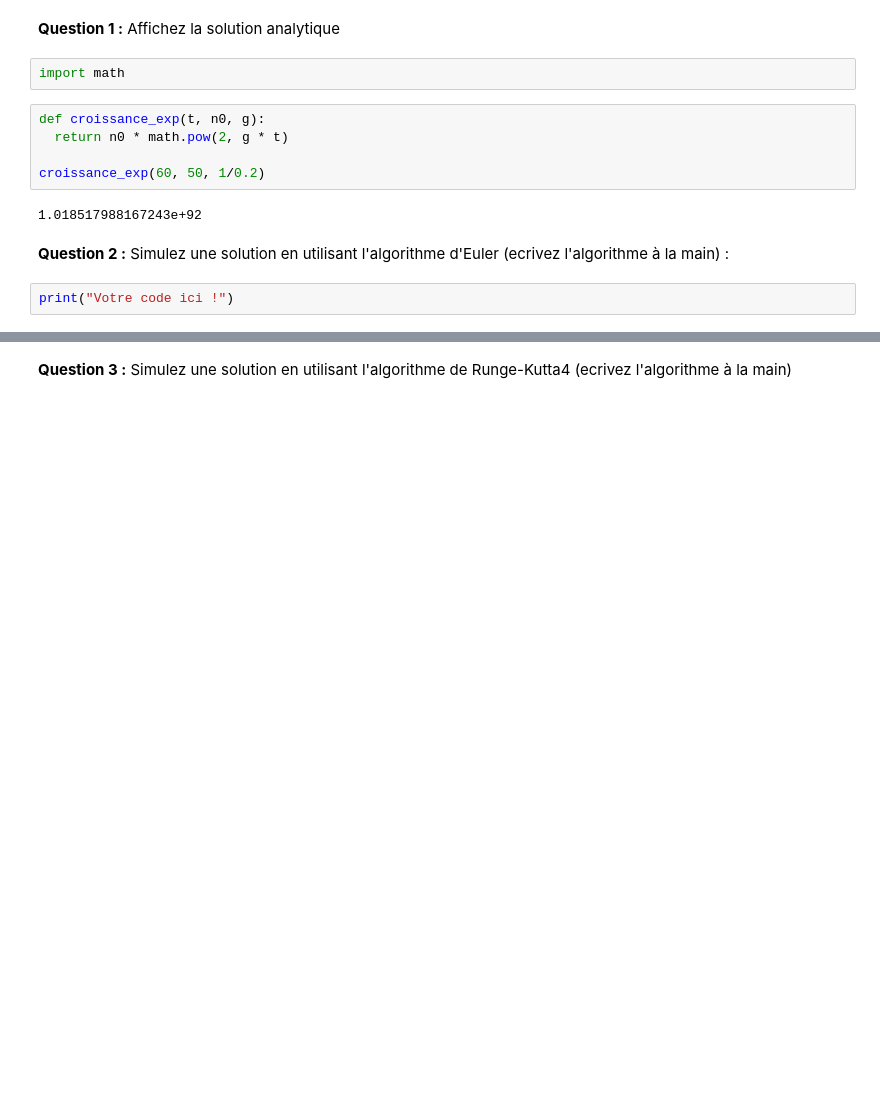
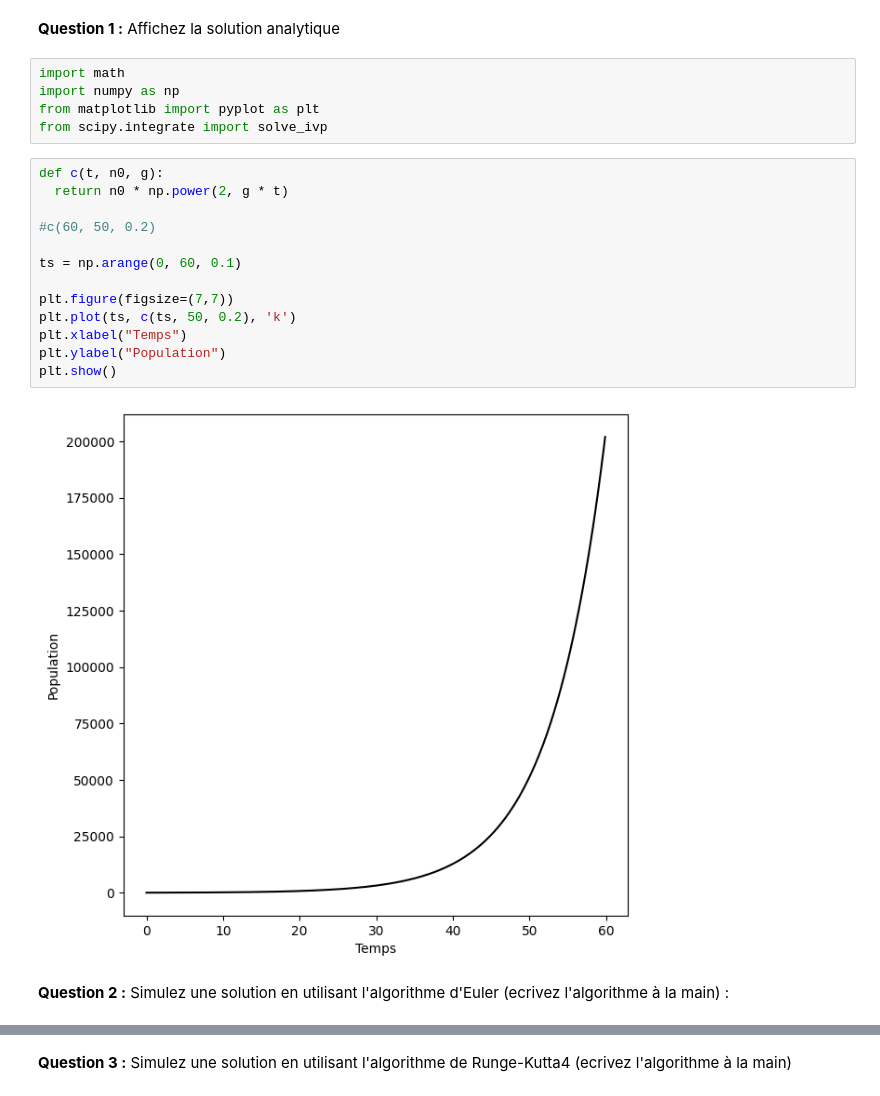
Before and after one commit to camcre/BINFA2025_TP3, a Jupyter notebook: BINFA2025_TP3.ipynb, the cells around one changed output, grey strips where cells are left out. Drawn from its saved outputs; the diff is of its cells as text; blank space fills up the shorter version.

Commit message:
correction croissance exp + début croissance logistique

```diff
--- a/BINFA2025_TP3.ipynb
+++ b/BINFA2025_TP3.ipynb
@@ -12,17 +12,26 @@ Evaluez la croissance d'une population de bactéries pour 60 minutes en utilisan
 # %% [markdown]
 **Question 1 :**
 Affichez la solution analytique
-# %%
-import math
-# %%
-def croissance_exp(t, n0, g):
-  return n0 * math.pow(2, g * t)
-
-croissance_exp(60, 50, 1/0.2)
-# %% [output]
-1.018517988167243e+92
+# %%
+import math
+import numpy as np
+from matplotlib import pyplot as plt
+from scipy.integrate import solve_ivp
+# %%
+def c(t, n0, g):
+  return n0 * np.power(2, g * t)
+
+#c(60, 50, 0.2)
+
+ts = np.arange(0, 60, 0.1)
+
+plt.figure(figsize=(7,7))
+plt.plot(ts, c(ts, 50, 0.2), 'k')
+plt.xlabel("Temps")
+plt.ylabel("Population")
+plt.show()
+# %% [output]
+[figure, added]
 # %% [markdown]
 **Question 2 :**
 Simulez une solution en utilisant l'algorithme d'Euler (ecrivez l'algorithme à la main) :
-# %%
-print("Votre code ici !")
```
Also changed, not shown: parts of 6 cells of this notebook.
